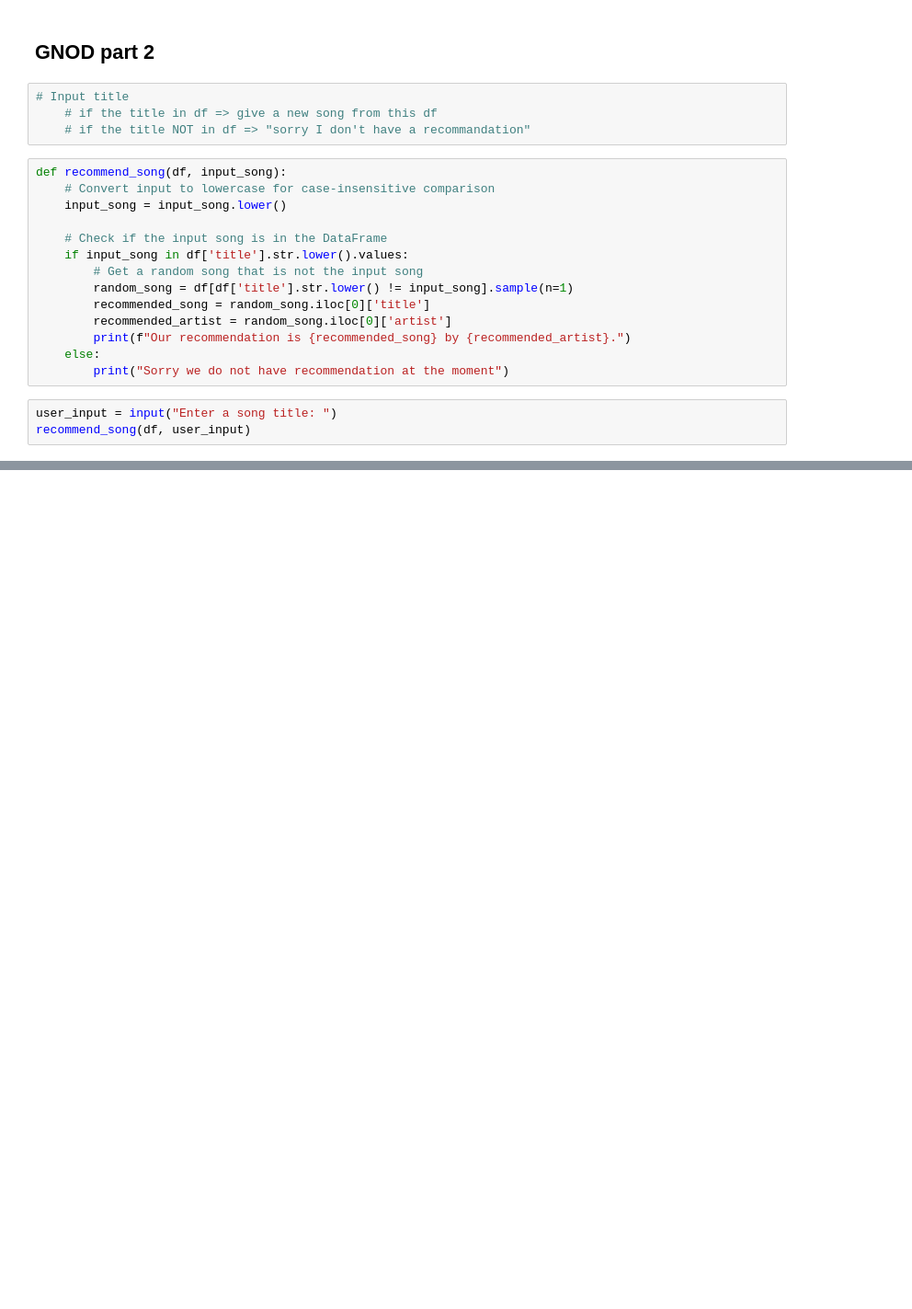
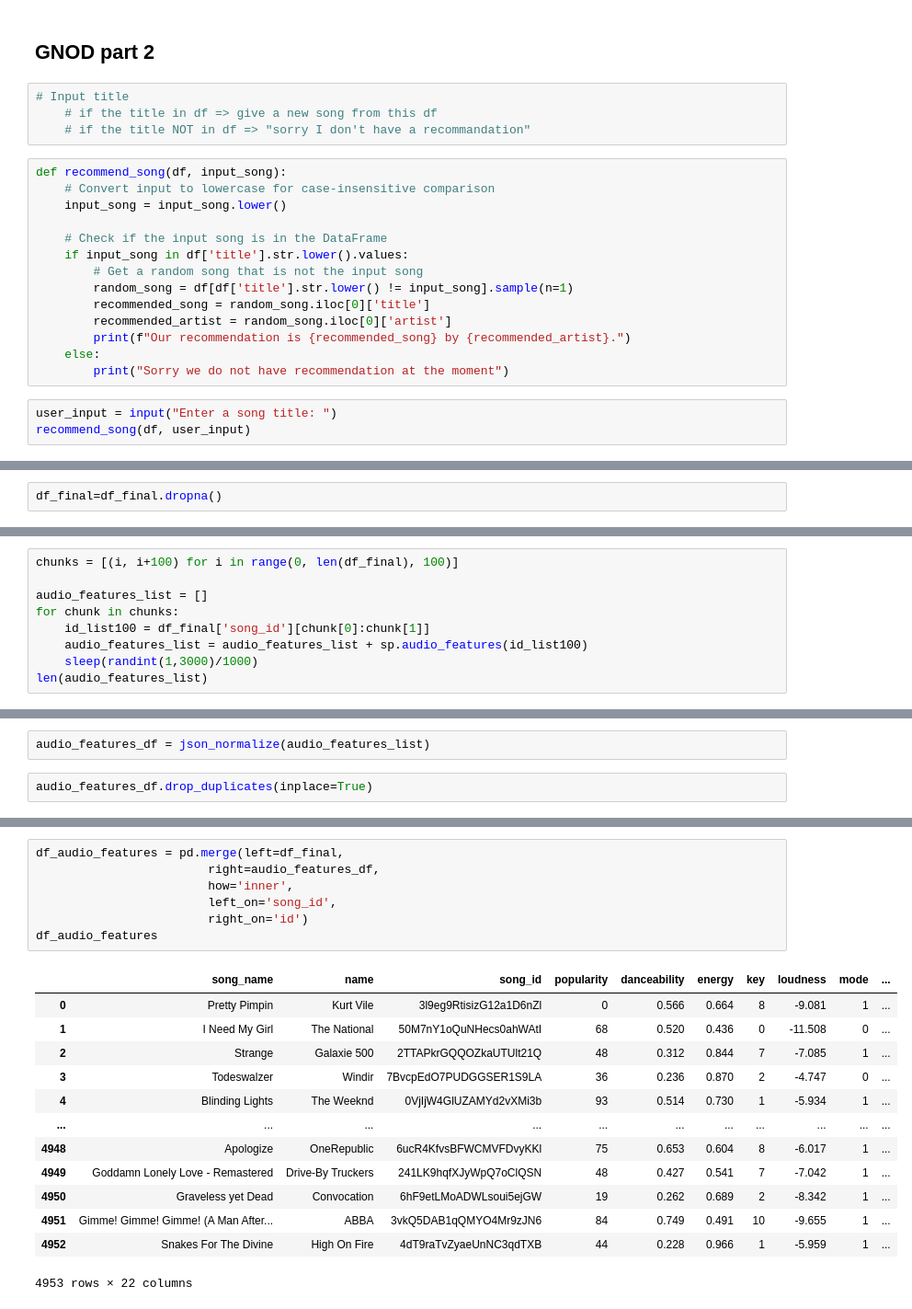
Before and after one commit to CyrielleMary/lab-web-scraping-single-page, a Jupyter notebook: GNOD-Project.ipynb, the cells around one changed output, grey strips where cells are left out. Shown at 92% size. Drawn from its saved outputs; the diff is of its cells as text; blank space fills up the shorter version.

```diff
--- a/GNOD-Project.ipynb
+++ b/GNOD-Project.ipynb
@@ -203,0 +325,2 @@ recommend_song(df, user_input)
+# %%
+df_final=df_final.dropna()
@@ -203,0 +335,9 @@ recommend_song(df, user_input)
+# %%
+chunks = [(i, i+100) for i in range(0, len(df_final), 100)]
+
+audio_features_list = []
+for chunk in chunks:
+    id_list100 = df_final['song_id'][chunk[0]:chunk[1]]
+    audio_features_list = audio_features_list + sp.audio_features(id_list100)
+    sleep(randint(1,3000)/1000)
+len(audio_features_list)
@@ -203,0 +348,4 @@ recommend_song(df, user_input)
+# %%
+audio_features_df = json_normalize(audio_features_list)
+# %%
+audio_features_df.drop_duplicates(inplace=True)
@@ -203,0 +361,21 @@ recommend_song(df, user_input)
+# %%
+df_audio_features = pd.merge(left=df_final,
+                        right=audio_features_df,
+                        how='inner',
+                        left_on='song_id',
+                        right_on='id')
+df_audio_features
+# %% [output]
+|  | song_name | name | song_id | popularity | danceability | energy | key | loudness | mode | ... |
+| 0 | Pretty Pimpin | Kurt Vile | 3l9eg9RtisizG12a1D6nZl | 0 | 0.566 | 0.664 | 8 | -9.081 | 1 | ... |
+| 1 | I Need My Girl | The National | 50M7nY1oQuNHecs0ahWAtI | 68 | 0.520 | 0.436 | 0 | -11.508 | 0 | ... |
+| 2 | Strange | Galaxie 500 | 2TTAPkrGQQOZkaUTUlt21Q | 48 | 0.312 | 0.844 | 7 | -7.085 | 1 | ... |
+| 3 | Todeswalzer | Windir | 7BvcpEdO7PUDGGSER1S9LA | 36 | 0.236 | 0.870 | 2 | -4.747 | 0 | ... |
+| 4 | Blinding Lights | The Weeknd | 0VjIjW4GlUZAMYd2vXMi3b | 93 | 0.514 | 0.730 | 1 | -5.934 | 1 | ... |
+| ... | ... | ... | ... | ... | ... | ... | ... | ... | ... | ... |
+| 4948 | Apologize | OneRepublic | 6ucR4KfvsBFWCMVFDvyKKl | 75 | 0.653 | 0.604 | 8 | -6.017 | 1 | ... |
+| 4949 | Goddamn Lonely Love - Remastered | Drive-By Truckers | 241LK9hqfXJyWpQ7oClQSN | 48 | 0.427 | 0.541 | 7 | -7.042 | 1 | ... |
+| 4950 | Graveless yet Dead | Convocation | 6hF9etLMoADWLsoui5ejGW | 19 | 0.262 | 0.689 | 2 | -8.342 | 1 | ... |
+| 4951 | Gimme! Gimme! Gimme! (A Man After... | ABBA | 3vkQ5DAB1qQMYO4Mr9zJN6 | 84 | 0.749 | 0.491 | 10 | -9.655 | 1 | ... |
+| 4952 | Snakes For The Divine | High On Fire | 4dT9raTvZyaeUnNC3qdTXB | 44 | 0.228 | 0.966 | 1 | -5.959 | 1 | ... |
+4953 rows × 22 columns
```
Also changed, not shown: parts of 25 cells of this notebook.
